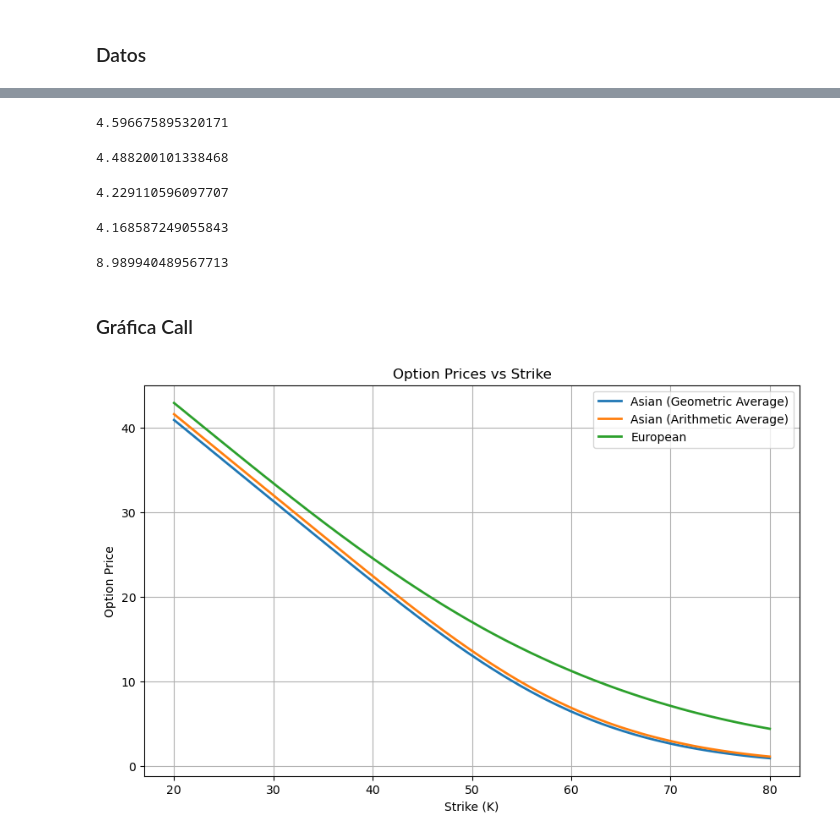
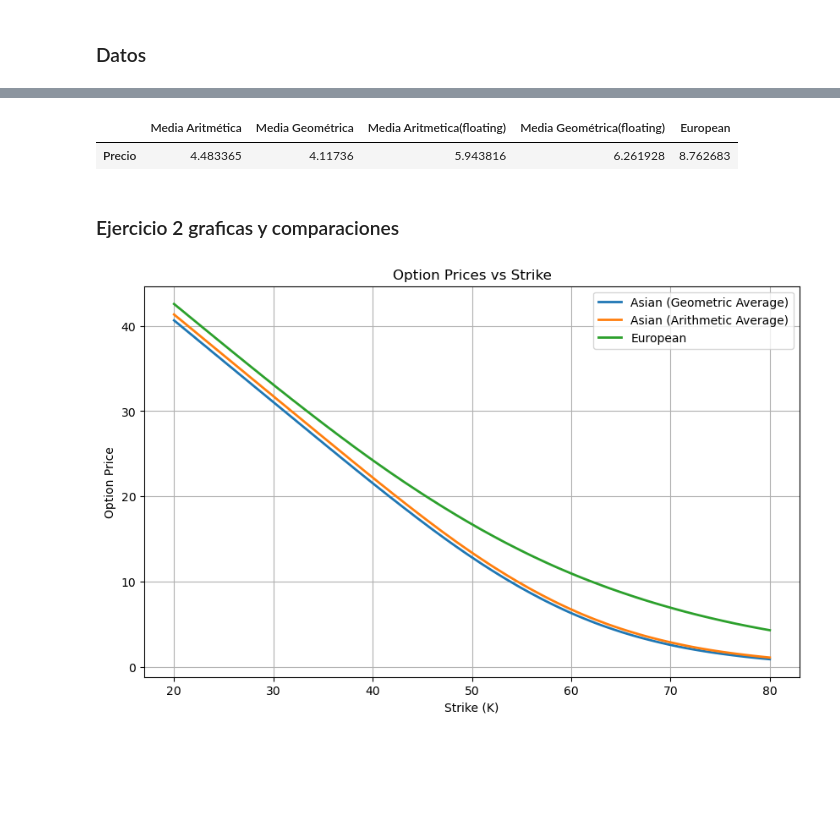
Before and after one commit to AlexFajardo26/Simulacion_procesos, a Jupyter notebook: valuación opciones asiaticas.ipynb, the cells around one changed output, grey strips where cells are left out. Drawn from its saved outputs; the diff is of its cells as text; code cells hidden in the pictures; blank space fills up the shorter version.

```diff
--- a/valuación opciones asiaticas.ipynb
+++ b/valuación opciones asiaticas.ipynb
@@ -100,27 +92,20 @@ def get_price__european(simulated_prices, K, r, T, option_type):
 # %%
 simulated_prices = simulate_prices(S0, r, sigma, T, num_steps, n_sims)
-St= simulated_prices[:, -1]
-get_price__fixed_strike__average_price(simulated_prices, K, r, T, 'call')
+St= np.mean(simulated_prices[:, -1])
-# %% [output]
-4.596675895320171
-# %%
-get_price__floating_strike__average_price(simulated_prices, St, r, T, 'call')
-# %% [output]
-4.488200101338468
-# %%
-get_price__fixed_strike__geometric_price(simulated_prices, K, r, T, 'call')
-# %% [output]
-4.229110596097707
-# %%
-get_price__floating_strike__geometric_price(simulated_prices, St, r, T, 'call')
-# %% [output]
-4.168587249055843
-# %%
-get_price__european(simulated_prices, K, r, T, 'call')
-# %% [output]
-8.989940489567713
+# %%
+precio1 = pd.DataFrame({
+    'Media Aritmética': get_price__fixed_strike__average_price(simulated_prices, K, r, T, 'call'),
+    'Media Geométrica': get_price__fixed_strike__geometric_price(simulated_prices, K, r, T, 'call'),
+    'Media Aritmetica(floating)': get_price__floating_strike__average_price(simulated_prices, St, r, T, 'call'),
+    'Media Geométrica(floating)': get_price__floating_strike__geometric_price(simulated_prices, St, r, T, 'call'),
+    'European': get_price__european(simulated_prices, K, r, T, 'call')
+}, index=['Precio'])
+precio1
+# %% [output]
+|  | Media Aritmética | Media Geométrica | Media Aritmetica(floating) | Media Geométrica(floating) | European |
+| Precio | 4.483365 | 4.11736 | 5.943816 | 6.261928 | 8.762683 |
 # %% [markdown]
-### Gráfica Call
+### Ejercicio 2 graficas y comparaciones
 # %%
 K_rango = np.linspace(20, 80, 100)
 geometrica = []
```
Also changed, not shown: parts of 13 cells of this notebook.
